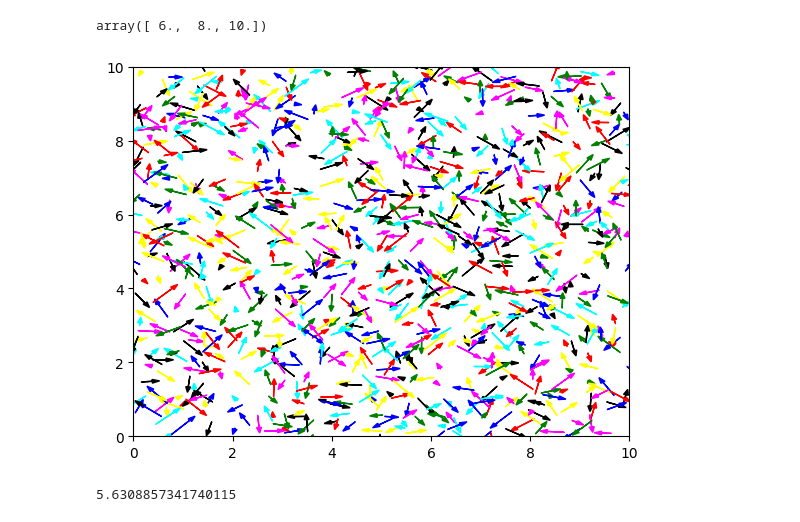
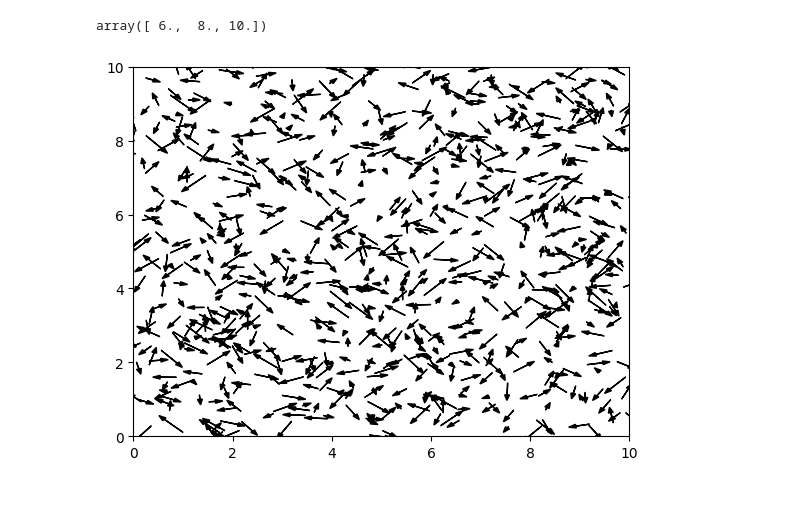
Before and after one commit to rizvian/LinAlg4DataScience, a Jupyter notebook: pyFiles/test-read.ipynb, the cells around one changed output. Cells and saved outputs as stored; diff of their text form; code cells hidden in the pictures.

```diff
--- a/pyFiles/test-read.ipynb
+++ b/pyFiles/test-read.ipynb
@@ -49,17 +49,13 @@ array([ 6.,  8., 10.])
 # %%
 import random as rnd
 plt.plot()
 plt.axis([0,10,0,10])
-for lp in range(1,1000):
+for lp in range(1,750):
     x = rnd.uniform(0,10)
     y = rnd.uniform(0,10)
     dx = rnd.uniform(-.5,.5)
     dy = rnd.uniform(-.5,.5)
-    c = rnd.choice(['red','blue','green','cyan','magenta','yellow','black'])
+    c = rnd.choice(['black'])
     plt.arrow(x,y,dx,dy,head_width=.1, length_includes_head=True, color=c )
 # %% [output]
-[figure, old version]
+[figure, new version]
-# %%
-print(rnd.uniform(-10,10),)
-# %% [output]
-5.6308857341740115
```
Also changed, not shown: 2 other files.
